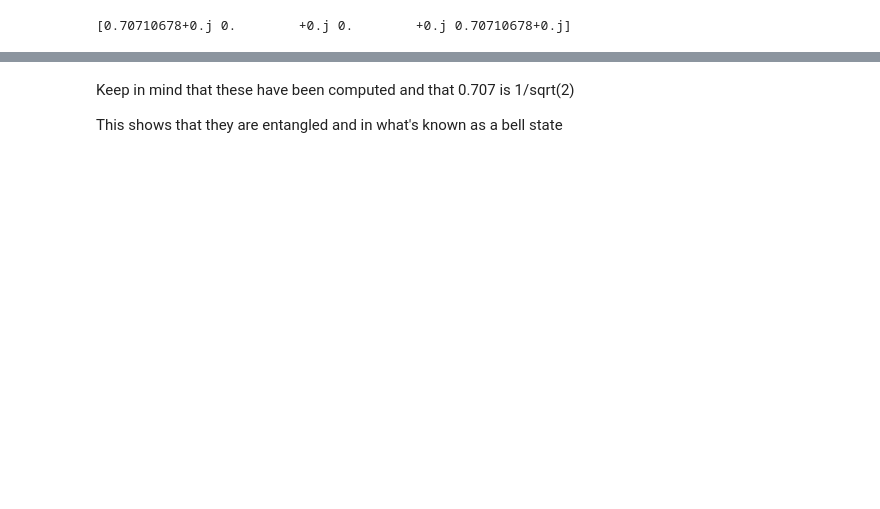
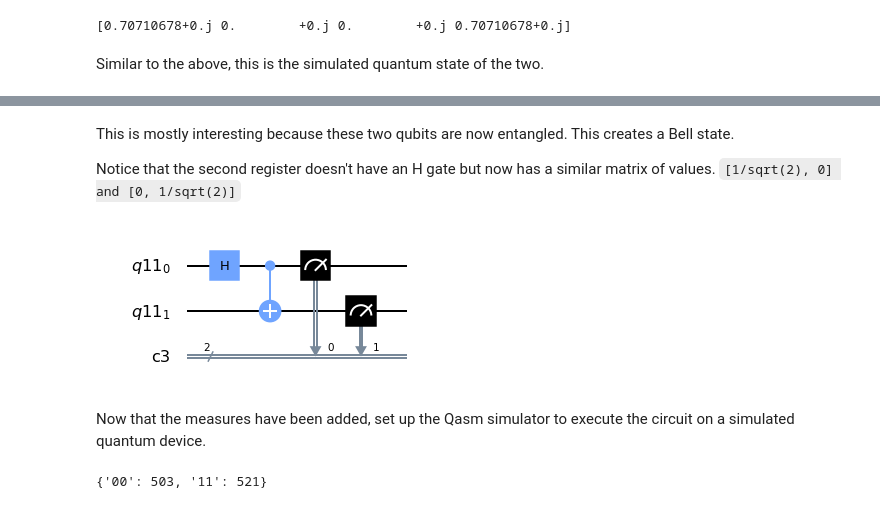
Before and after one commit to Mdcrab02/Qiskit-Introduction, a Jupyter notebook: 001 Circuit Basics and Entanglement.ipynb, the cells around one changed output, grey strips where cells are left out. Cells and saved outputs as stored; diff of their text form; code cells hidden in the pictures; blank space fills up the shorter version.

```diff
--- a/001 Circuit Basics and Entanglement.ipynb
+++ b/001 Circuit Basics and Entanglement.ipynb
@@ -213,9 +257,34 @@ state_vector = state_result.get_statevector()
 print(state_vector)
 # %% [output]
 [0.70710678+0.j 0.        +0.j 0.        +0.j 0.70710678+0.j]
+# %% [markdown]
+Similar to the above, this is the simulated quantum state of the two.
 # %% [markdown]
 ![title](img\hcx_state_compare.png)
-# %% [markdown]
-Keep in mind that these have been computed and that 0.707 is 1/sqrt(2)
-
-This shows that they are entangled and in what's known as a bell state
+# %% [markdown]
+This is mostly interesting because these two qubits are now entangled.  This creates a Bell state.
+
+Notice that the second register doesn't have an H gate but now has a similar matrix of values.  `[1/sqrt(2), 0] and [0, 1/sqrt(2)]`
+# %%
+# Add measures on both qubit registers and point them to the classical registers (remember they have to decohere to measure)
+# Point the measures from qubit registers [0,1] respectively to classical registers [0.1] respectively
+quant_circuit.measure(quant_reg, class_reg)
+
+quant_circuit.draw(output = 'mpl')
+# %% [output]
+[figure, added]
+# %% [markdown]
+Now that the measures have been added, set up the Qasm simulator to execute the circuit on a simulated quantum device.
+# %%
+# Instantiate the simulator to run the circuit
+# Qasm is quantum assembly language
+qasm_sim = qs.Aer.get_backend('qasm_simulator')
+
+# Execute the circuit using the qasm simulator above
+# Store the results
+quant_circuit_results = qs.execute(quant_circuit, backend = qasm_sim).result()
+
+# Check the counts from the simulation of the circuit
+quant_circuit_results.get_counts()
+# %% [output]
+{'00': 503, '11': 521}
```
Also changed, not shown: parts of 46 cells of this notebook.
